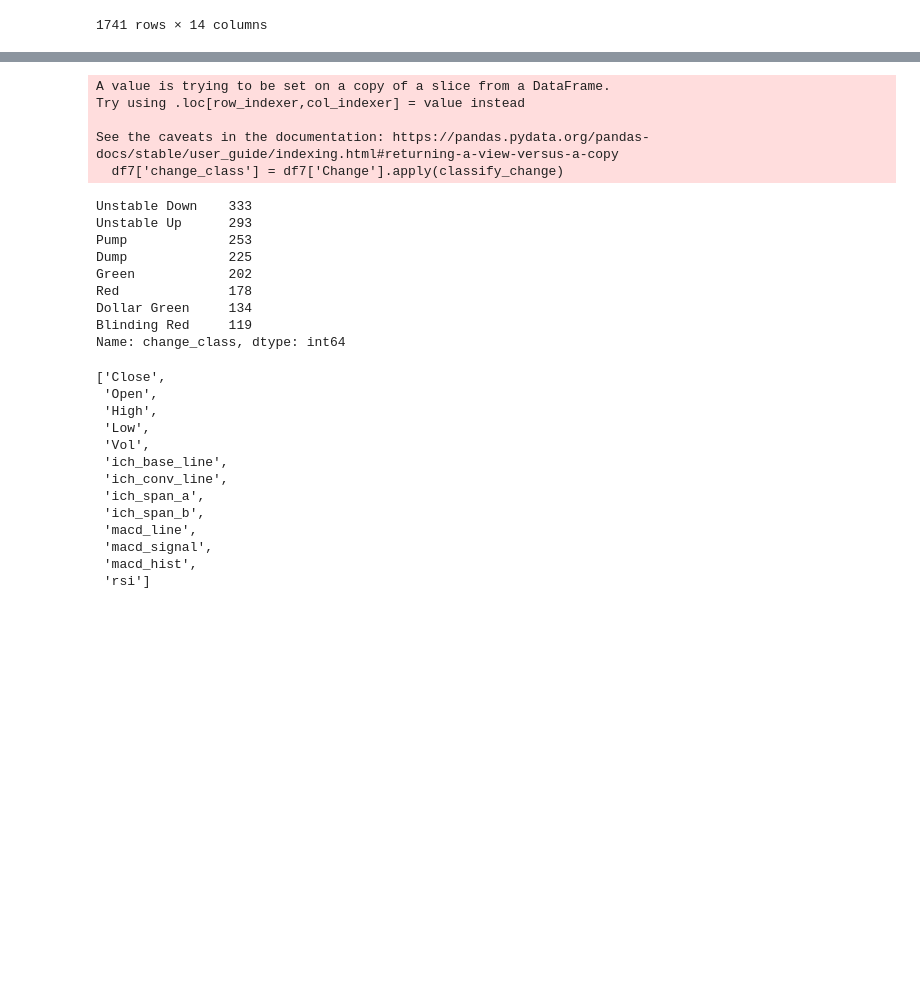
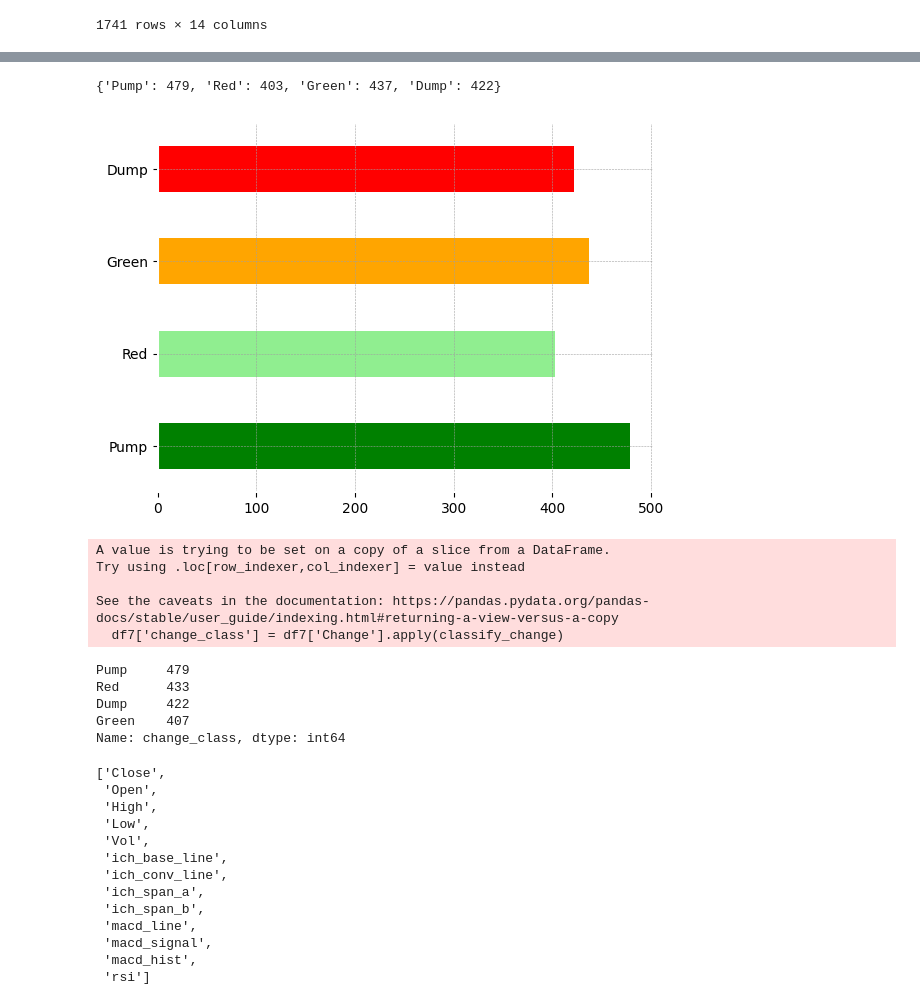
Before and after one commit to anilergan/AISMTB, a Jupyter notebook: btc_daily_chart_classification.ipynb, the cells around one changed output, grey strips where cells are left out. Cells and saved outputs as stored; diff of their text form; code cells hidden in the pictures; blank space fills up the shorter version.

```diff
--- a/btc_daily_chart_classification.ipynb
+++ b/btc_daily_chart_classification.ipynb
@@ -273,7 +277,7 @@ df4['ich_conv_line'] = ich_lines.ichimoku_conversion_line()
 # shifted_value_series.index = shifted_value_series.index + pd.DateOffset(days=3)
 
 df_ich_span = df4.copy()
-df_ich_span.index = df_ich_span.index + pd.DateOffset(days=25)
+df_ich_span.index = df_ich_span.index + pd.DateOffset(days=26)
 
 ich_spans = IchimokuIndicator(
     high = df_ich_span.High,
@@ -565,13 +554,29 @@ change_distribution_series.plot.barh(color=['red'] + ['coral'] + ['orange'] + ['
+# %%
+df_change_pump = df7['Change'][(df7['Change'] >= 1.5)]
+df_change_uns_up = df7['Change'][(df7['Change'] < 1.5) & (df7['Change'] > 0)]
+df_change_uns_down = df7['Change'][(df7['Change'] <= 0) & (df7['Change'] > -1.5)]
+df_change_dump = df7['Change'][(df7['Change'] <= -1.5)]
+change_distribution_dic= {
+    'Pump': len(df_change_pump),
+    'Red': len(df_change_uns_up),
+    'Green': len(df_change_uns_down),
+    'Dump': len(df_change_dump)
+}
+
+print(change_distribution_dic)
+
+change_distribution_series = pd.Series(change_distribution_dic)
+
+change_distribution_series.plot.barh(color=['green'] + ['lightgreen'] + ['orange'] + ['red']);
+# %% [output]
+{'Pump': 479, 'Red': 403, 'Green': 437, 'Dump': 422}
+[figure, added]
 # %%
 def classify_change(value):
-    if value < -3: return 'Dump'
-    elif value < -2: return 'Blinding Red'
-    elif value < -1: return 'Red'
-    elif value < 0: return 'Unstable Down'
-    elif value > 3: return 'Pump'
-    elif value > 2: return 'Dollar Green'
-    elif value > 1: return 'Green'
-    elif value > 0: return 'Unstable Up'
+    if value <= -1.5: return 'Dump'
+    elif value < 0: return 'Red'
+    elif value >= 1.5: return 'Pump'
+    elif value >= 0: return 'Green'
 
 
 df7['change_class'] = df7['Change'].apply(classify_change)
@@ -582,12 +587,8 @@ Try using .loc[row_indexer,col_indexer] = value instead
 
 See the caveats in the documentation: https://pandas.pydata.org/pandas-docs/stable/user_guide/indexing.html#returning-a-view-versus-a-copy
   df7['change_class'] = df7['Change'].apply(classify_change)
-Unstable Down    333
-Unstable Up      293
-Pump             253
-Dump             225
-Green            202
-Red              178
-Dollar Green     134
-Blinding Red     119
+Pump     479
+Red      433
+Dump     422
+Green    407
 Name: change_class, dtype: int64
```
Also changed, not shown: parts of 14 cells of this notebook, 7 other files.
